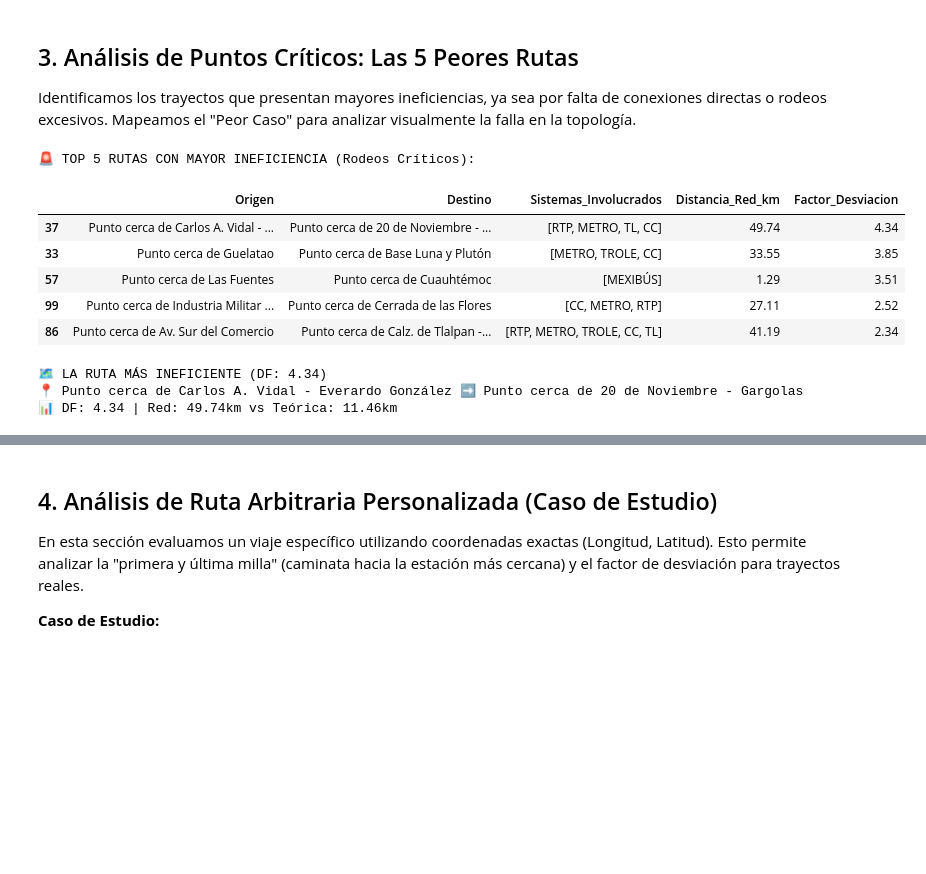
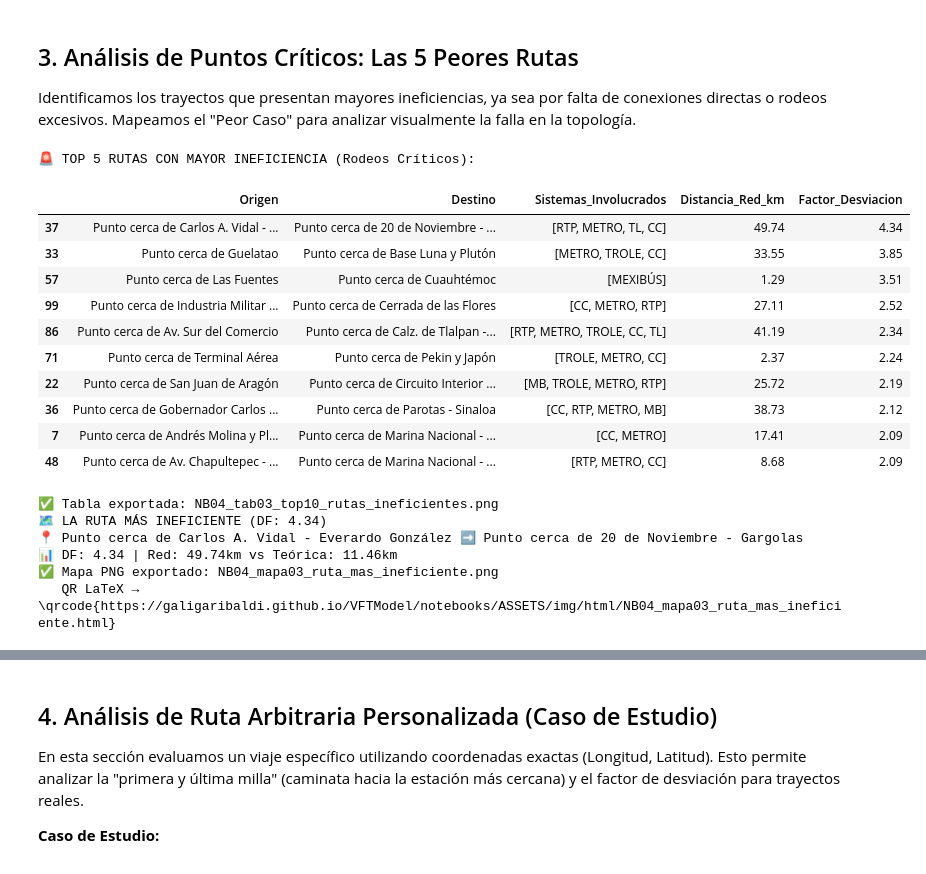
Before and after one commit to galigaribaldi/VFTModel, a Jupyter notebook: notebooks/04_Detaur_factor.ipynb, the cells around one changed output, grey strips where cells are left out. Saved outputs shown, nothing was run; the diff lists cells and outputs as text; code cells hidden in the pictures; blank space fills up the shorter version.

```diff
--- a/notebooks/04_Detaur_factor.ipynb
+++ b/notebooks/04_Detaur_factor.ipynb
@@ -101,7 +167,13 @@ if muestra_json:
 
     # Resumen estadístico
     print("\n📊 ESTADÍSTICAS GLOBALES DEL DETOUR FACTOR:")
-    display(df_metrics['Factor_Desviacion'].describe().to_frame().T)
+    _df_desc = df_metrics['Factor_Desviacion'].describe().to_frame().T
+    display(_df_desc)
+    render_table_as_png(
+        _df_desc.reset_index(drop=True),
+        'NB04_tab01_estadisticas_globales_df.png',
+        'Estadísticas Globales — Detour Factor (n=100)'
+    )
 
     # Visualizar el primer caso de la lista
     primer_caso = muestra_json[0]
@@ -109,6 +181,9 @@ if muestra_json:
         primer_caso,
         title=f"CASO INICIAL ALEATORIO (DF: {primer_caso['metrics']['Factor_Desviacion']})"
     )
+    _html = HTML_DIR / 'NB04_mapa01_caso_inicial.html'
+    mapa_ini.save(str(_html))
+    await folium_to_png(_html, 'NB04_mapa01_caso_inicial.png')
     display(mapa_ini)
 # %% [output]
 🎲 Generando muestra de 100 rutas...
@@ -154,27 +244,44 @@ Identificamos los trayectos que presentan mayores ineficiencias, ya sea por falt
 # %%
 # 1. Mostrar tabla de las 5 peores
 print("🚨 TOP 5 RUTAS CON MAYOR INEFICIENCIA (Rodeos Críticos):")
-df_peores = df_metrics.sort_values(by="Factor_Desviacion", ascending=False).head(5)
-display(df_peores[['Origen', 'Destino', 'Sistemas_Involucrados', 'Distancia_Red_km', 'Factor_Desviacion']])
+df_peores = df_metrics.sort_values(by="Factor_Desviacion", ascending=False).head(10)
+_cols_rutas = ['Origen', 'Destino', 'Sistemas_Involucrados', 'Distancia_Red_km', 'Factor_Desviacion']
+display(df_peores[_cols_rutas])
+render_table_as_png(
+    df_peores[_cols_rutas].reset_index(drop=True),
+    'NB04_tab03_top10_rutas_ineficientes.png',
+    'Top 10 Rutas Más Ineficientes — Detour Factor'
+)
 
 # 2. Identificar y graficar el peor caso absoluto
 peor_caso = max(muestra_json, key=lambda x: x['metrics']['Factor_Desviacion'])
 mapa_peor, _, _, _, _, _ = render_vft_detour_map(
     peor_caso,
     title=f"LA RUTA MÁS INEFICIENTE (DF: {peor_caso['metrics']['Factor_Desviacion']})"
 )
+_html = HTML_DIR / 'NB04_mapa03_ruta_mas_ineficiente.html'
+mapa_peor.save(str(_html))
+await folium_to_png(_html, 'NB04_mapa03_ruta_mas_ineficiente.png')
 display(mapa_peor)
 # %% [output]
 🚨 TOP 5 RUTAS CON MAYOR INEFICIENCIA (Rodeos Críticos):
 |  | Origen | Destino | Sistemas_Involucrados | Distancia_Red_km | Factor_Desviacion |
 | 37 | Punto cerca de Carlos A. Vidal - ... | Punto cerca de 20 de Noviembre - ... | [RTP, METRO, TL, CC] | 49.74 | 4.34 |
 | 33 | Punto cerca de Guelatao | Punto cerca de Base Luna y Plutón | [METRO, TROLE, CC] | 33.55 | 3.85 |
 | 57 | Punto cerca de Las Fuentes | Punto cerca de Cuauhtémoc | [MEXIBÚS] | 1.29 | 3.51 |
 | 99 | Punto cerca de Industria Militar ... | Punto cerca de Cerrada de las Flores | [CC, METRO, RTP] | 27.11 | 2.52 |
 | 86 | Punto cerca de Av. Sur del Comercio | Punto cerca de Calz. de Tlalpan -... | [RTP, METRO, TROLE, CC, TL] | 41.19 | 2.34 |
+| 71 | Punto cerca de Terminal Aérea | Punto cerca de Pekin y Japón | [TROLE, METRO, CC] | 2.37 | 2.24 |
+| 22 | Punto cerca de San Juan de Aragón | Punto cerca de Circuito Interior ... | [MB, TROLE, METRO, RTP] | 25.72 | 2.19 |
+| 36 | Punto cerca de Gobernador Carlos ... | Punto cerca de Parotas - Sinaloa | [CC, RTP, METRO, MB] | 38.73 | 2.12 |
+| 7 | Punto cerca de Andrés Molina y Pl... | Punto cerca de Marina Nacional - ... | [CC, METRO] | 17.41 | 2.09 |
+| 48 | Punto cerca de Av. Chapultepec - ... | Punto cerca de Marina Nacional - ... | [RTP, METRO, CC] | 8.68 | 2.09 |
+✅ Tabla exportada: NB04_tab03_top10_rutas_ineficientes.png
 🗺️ LA RUTA MÁS INEFICIENTE (DF: 4.34)
 📍 Punto cerca de Carlos A. Vidal - Everardo González ➡️ Punto cerca de 20 de Noviembre - Gargolas
 📊 DF: 4.34 | Red: 49.74km vs Teórica: 11.46km
+✅ Mapa PNG exportado: NB04_mapa03_ruta_mas_ineficiente.png
+   QR LaTeX → \qrcode{https://galigaribaldi.github.io/VFTModel/notebooks/ASSETS/img/html/NB04_mapa03_ruta_mas_ineficiente.html}
 [interactive output not drawn]
 # %% [markdown]
 ## 4. Análisis de Ruta Arbitraria Personalizada (Caso de Estudio)
```
Also changed, not shown: parts of 6 cells of this notebook, 24 other files.
